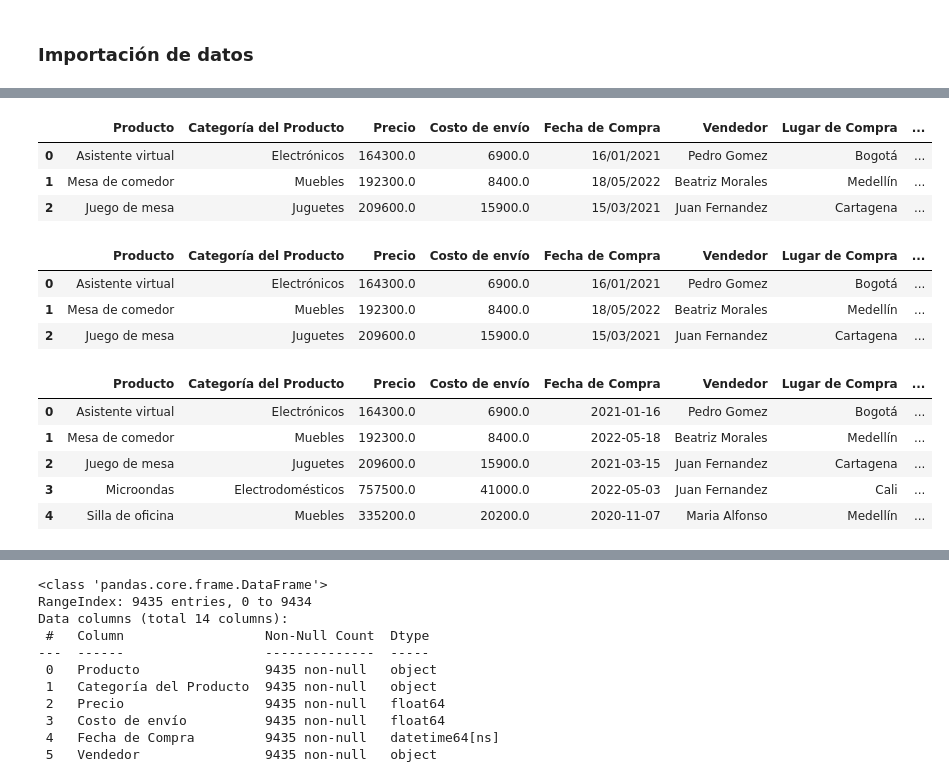
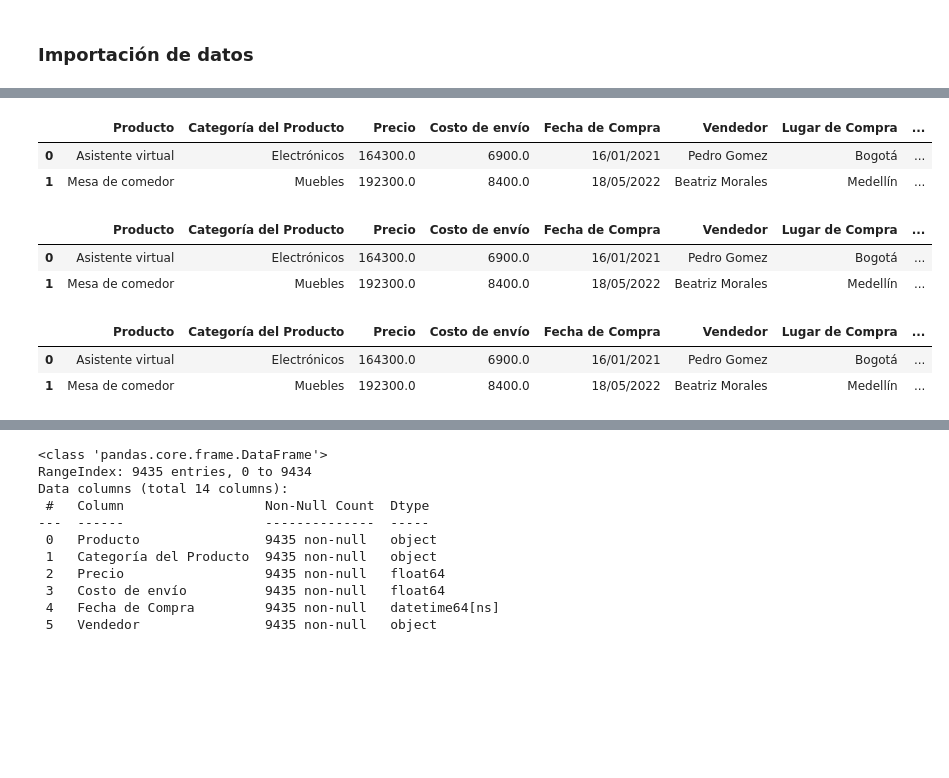
Before and after one commit to ggutierrezf/ALURA-CHALLENGE-01, a Jupyter notebook: AluraStoreLatam.ipynb, the cells around one changed output, grey strips where cells are left out. Drawn from its saved outputs; the diff is of its cells as text; code cells hidden in the pictures; blank space fills up the shorter version.

```diff
--- a/AluraStoreLatam.ipynb
+++ b/AluraStoreLatam.ipynb
@@ -45,11 +41,10 @@ tienda4.head(3)
 # %%
 tiendas_unidas = pd.concat([tienda, tienda2, tienda3, tienda4]).reset_index(drop=True)
-display(tiendas_unidas.head(3))
+display(tiendas_unidas.head(2))
 # %% [output]
 |  | Producto | Categoría del Producto | Precio | Costo de envío | Fecha de Compra | Vendedor | Lugar de Compra | ... |
 | 0 | Asistente virtual | Electrónicos | 164300.0 | 6900.0 | 16/01/2021 | Pedro Gomez | Bogotá | ... |
 | 1 | Mesa de comedor | Muebles | 192300.0 | 8400.0 | 18/05/2022 | Beatriz Morales | Medellín | ... |
-| 2 | Juego de mesa | Juguetes | 209600.0 | 15900.0 | 15/03/2021 | Juan Fernandez | Cartagena | ... |
 # %%
 tienda['Origen'] = 'tienda_1'
 tienda2['Origen'] = 'tienda_2'
@@ -57,22 +52,18 @@ tienda3['Origen'] = 'tienda_3'
 tienda4['Origen'] = 'tienda_4'
 
 tiendas_unidas = pd.concat([tienda, tienda2, tienda3, tienda4]).reset_index(drop=True)
-display(tiendas_unidas.head(3))
+display(tiendas_unidas.head(2))
 # %% [output]
 |  | Producto | Categoría del Producto | Precio | Costo de envío | Fecha de Compra | Vendedor | Lugar de Compra | ... |
 | 0 | Asistente virtual | Electrónicos | 164300.0 | 6900.0 | 16/01/2021 | Pedro Gomez | Bogotá | ... |
 | 1 | Mesa de comedor | Muebles | 192300.0 | 8400.0 | 18/05/2022 | Beatriz Morales | Medellín | ... |
-| 2 | Juego de mesa | Juguetes | 209600.0 | 15900.0 | 15/03/2021 | Juan Fernandez | Cartagena | ... |
 # %%
 tiendas_unidas['costo total'] = tiendas_unidas['Precio'] + tiendas_unidas['Costo de envío']
-display(tiendas_unidas.head())
+display(tiendas_unidas.head(2))
 # %% [output]
 |  | Producto | Categoría del Producto | Precio | Costo de envío | Fecha de Compra | Vendedor | Lugar de Compra | ... |
-| 0 | Asistente virtual | Electrónicos | 164300.0 | 6900.0 | 2021-01-16 | Pedro Gomez | Bogotá | ... |
-| 1 | Mesa de comedor | Muebles | 192300.0 | 8400.0 | 2022-05-18 | Beatriz Morales | Medellín | ... |
-| 2 | Juego de mesa | Juguetes | 209600.0 | 15900.0 | 2021-03-15 | Juan Fernandez | Cartagena | ... |
-| 3 | Microondas | Electrodomésticos | 757500.0 | 41000.0 | 2022-05-03 | Juan Fernandez | Cali | ... |
-| 4 | Silla de oficina | Muebles | 335200.0 | 20200.0 | 2020-11-07 | Maria Alfonso | Medellín | ... |
+| 0 | Asistente virtual | Electrónicos | 164300.0 | 6900.0 | 16/01/2021 | Pedro Gomez | Bogotá | ... |
+| 1 | Mesa de comedor | Muebles | 192300.0 | 8400.0 | 18/05/2022 | Beatriz Morales | Medellín | ... |
 # %%
 tiendas_unidas.info()
 # %% [output]
```
Also changed, not shown: parts of 5 cells of this notebook.
